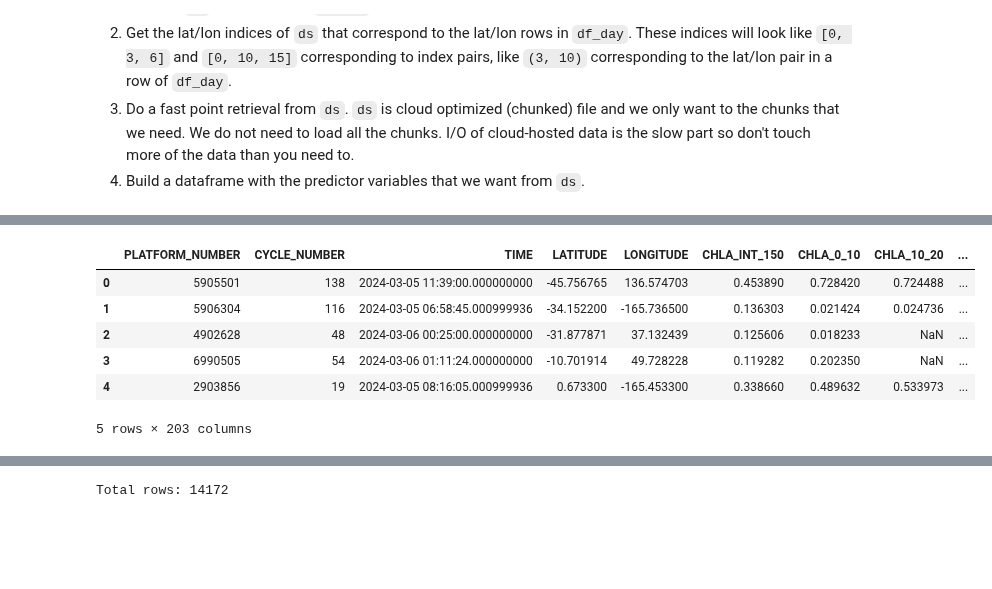
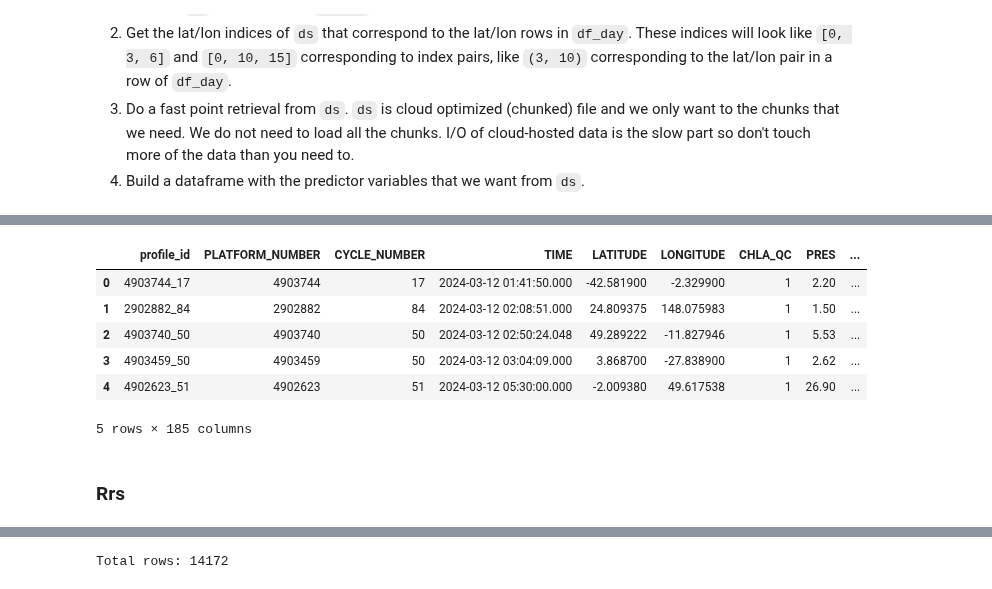
Before and after one commit to fish-pace/2025-tutorials, a Jupyter notebook: argo-matchups.ipynb, the cells around one changed output, grey strips where cells are left out. Cells and saved outputs as stored; diff of their text form; code cells hidden in the pictures; blank space fills up the shorter version.

Commit message:
before big clean
Go to using argo_profiles_index.parquet to get Rrs, Kd, and chlor_a for all profiles

```diff
--- a/argo-matchups.ipynb
+++ b/argo-matchups.ipynb
@@ -142,9 +168,0 @@ Just in case something hangs.
-# %%
-# run_batch function
-import pandas as pd
-def run_batch(batch_results):
-    results = []
-    for k, res in enumerate(batch_results, start=1):
-        res = process_one_file(res)
-        results.append(res)
-    return pd.concat(results, ignore_index=True)
@@ -184,6 +183,35 @@ def run_batch(
     ds_vec_name="wavelength", ds_var_name="Rrs", ds_vec_sel=None,
     df_time_name="TIME", df_lat_name="LATITUDE", df_lon_name="LONGITUDE"
 ):
+    """
+    Run a batch of PACE files (results) and return PACE variables for lat/lon/time rows in a
+    dataframe.
+
+    Parameters
+    ----------
+    results : earthaccess results object as returned by `earthaccess.search`).
+
+    df : A pandas DataFrame containing Argo observations. Must include columns for
+        time, latitude, longitude.
+
+    ds_vec_name : str or None, optional
+        Name of the spectral dimension in the PACE dataset (e.g. "wavelength").
+        If not None, matched satellite spectra are returned with one column per
+        wavelength. If None, only a single variable is extracted.
+
+    ds_vec_sel : value or None, optional
+        Value of the spectral dimension in the PACE dataset (e.g. "wavelength")
+        to select. If None, matched satellite spectra are returned with one column per
+        wavelength. If given, only a single variable is extracted for that value.
+
+    ds_var_name : str, optional
+        Name of the variable to extract from the PACE dataset
+        (e.g. "Rrs" or "chlor_a").
+
+    df_lat_name, df_lon_name, df_time_name : str, optional
+        Column names in `df` for latitude, longitude, and time.
+    """
+
     # Make sure to refresh fileset to minimize the chance that the token expires before we are done
     # this for loop consumes about 6Gb of RAM
     fileset = earthaccess.open(results, pqdm_kwargs={"disable": True} );
@@ -208,6 +236,7 @@ def run_batch(
                 pts.reset_index(drop=True),
             ], axis=1,)
         df_plus.append(df_record_plus)
-    df_plus = pd.concat(df_plus, ignore_index=True)
+    if not len(df_plus) == 0:
+        df_plus = pd.concat(df_plus, ignore_index=True)
     return df_plus
 # %% [output]
@@ -216,6 +245,7 @@ Wall time: 13.8 μs
 # %%
 %%time
 # test that it works
-res=run_batch(rrs_results[0:1], df)
+df = argo
+res=run_batch(missing_results[0:1], df)
 res.head()
 # %% [output]
@@ -224,10 +254,12 @@ Wall time: 6.34 s
-|  | PLATFORM_NUMBER | CYCLE_NUMBER | TIME | LATITUDE | LONGITUDE | CHLA_INT_150 | CHLA_0_10 | CHLA_10_20 | ... |
-| 0 | 5905501 | 138 | 2024-03-05 11:39:00.000000000 | -45.756765 | 136.574703 | 0.453890 | 0.728420 | 0.724488 | ... |
-| 1 | 5906304 | 116 | 2024-03-05 06:58:45.000999936 | -34.152200 | -165.736500 | 0.136303 | 0.021424 | 0.024736 | ... |
-| 2 | 4902628 | 48 | 2024-03-06 00:25:00.000000000 | -31.877871 | 37.132439 | 0.125606 | 0.018233 | NaN | ... |
-| 3 | 6990505 | 54 | 2024-03-06 01:11:24.000000000 | -10.701914 | 49.728228 | 0.119282 | 0.202350 | NaN | ... |
-| 4 | 2903856 | 19 | 2024-03-05 08:16:05.000999936 | 0.673300 | -165.453300 | 0.338660 | 0.489632 | 0.533973 | ... |
+|  | profile_id | PLATFORM_NUMBER | CYCLE_NUMBER | TIME | LATITUDE | LONGITUDE | CHLA_QC | PRES | ... |
+| 0 | 4903744_17 | 4903744 | 17 | 2024-03-12 01:41:50.000 | -42.581900 | -2.329900 | 1 | 2.20 | ... |
+| 1 | 2902882_84 | 2902882 | 84 | 2024-03-12 02:08:51.000 | 24.809375 | 148.075983 | 1 | 1.50 | ... |
+| 2 | 4903740_50 | 4903740 | 50 | 2024-03-12 02:50:24.048 | 49.289222 | -11.827946 | 1 | 5.53 | ... |
+| 3 | 4903459_50 | 4903459 | 50 | 2024-03-12 03:04:09.000 | 3.868700 | -27.838900 | 1 | 2.62 | ... |
+| 4 | 4902623_51 | 4902623 | 51 | 2024-03-12 05:30:00.000 | -2.009380 | 49.617538 | 1 | 26.90 | ... |
-5 rows × 203 columns
+5 rows × 185 columns
+# %% [markdown]
+### Rrs
 # %%
 from pathlib import Path
 from datetime import datetime
```
Also changed, not shown: parts of 15 cells of this notebook.
